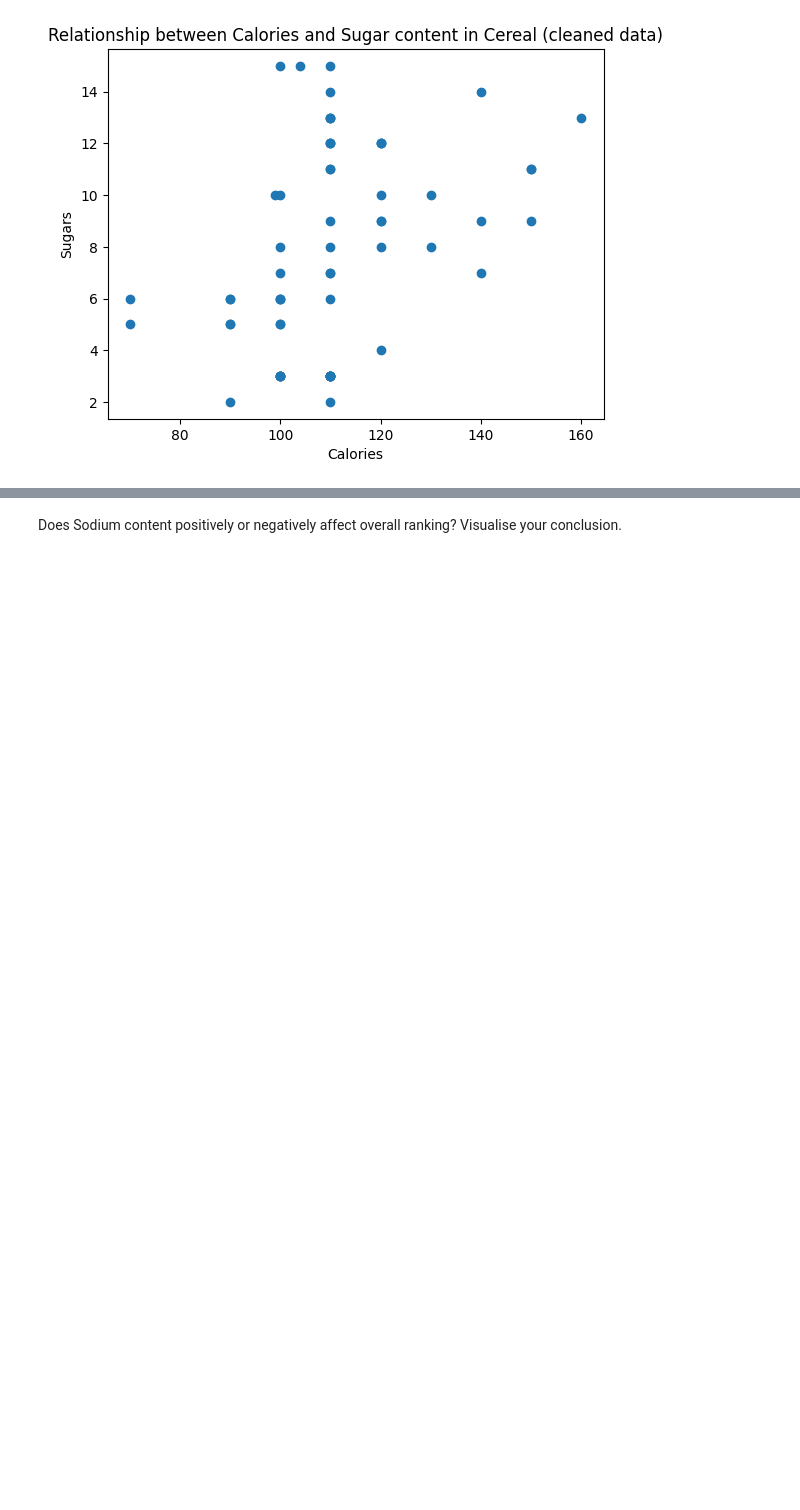
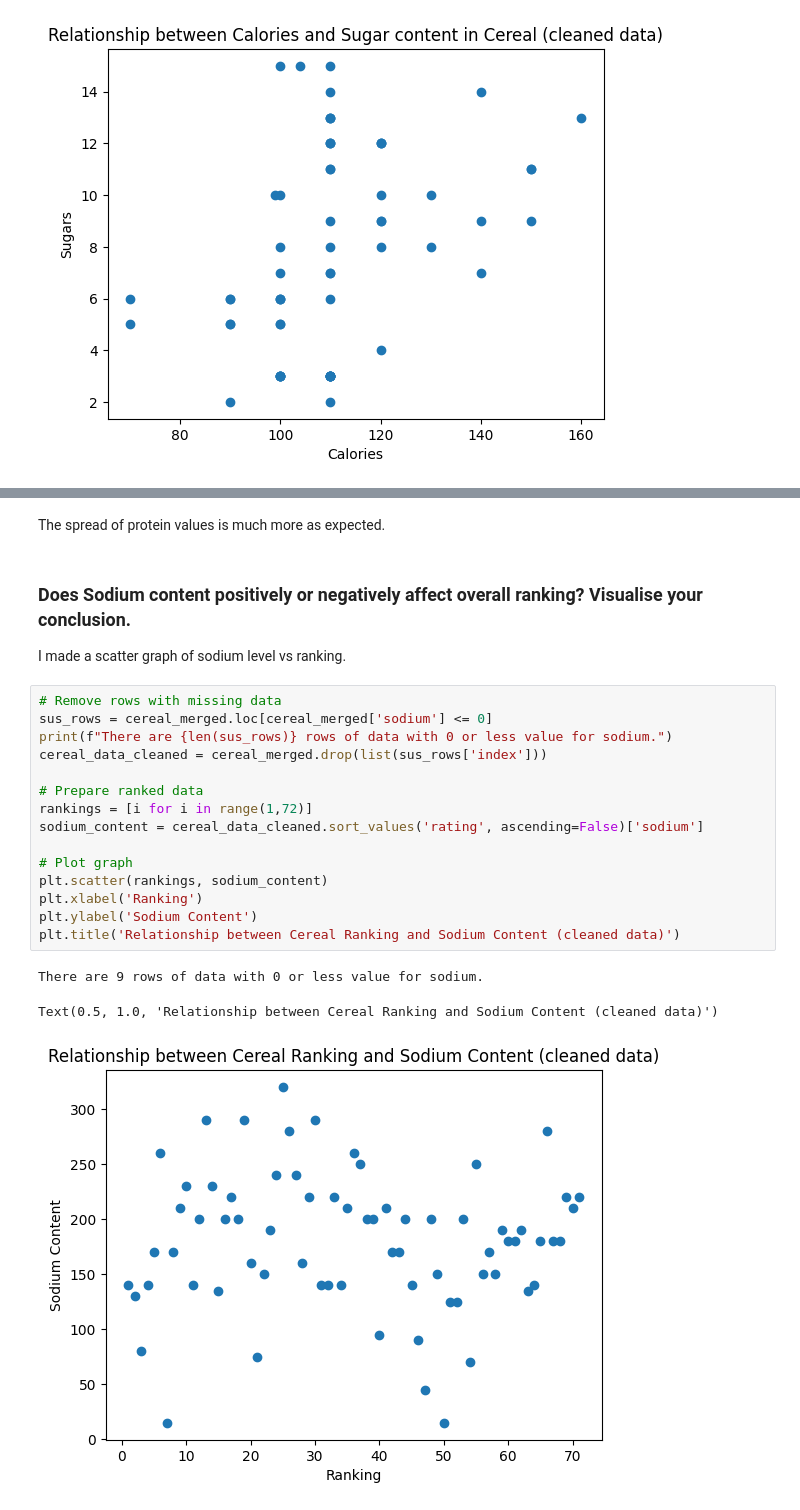
Before and after one commit to jenny4567/intro-to-data-analysis, a Jupyter notebook: notebooks/cereal_challenge.ipynb, the cells around one changed output, grey strips where cells are left out. Drawn from its saved outputs; the diff is of its cells as text; blank space fills up the shorter version.

```diff
--- a/notebooks/cereal_challenge.ipynb
+++ b/notebooks/cereal_challenge.ipynb
@@ -334,2 +390,25 @@ Which are the top 4 cereals for protein? Visualise your conclusion.
+# %% [markdown]
+The spread of protein values is much more as expected.
 # %% [markdown]
-Does Sodium content positively or negatively affect overall ranking? Visualise your conclusion.
+### Does Sodium content positively or negatively affect overall ranking? Visualise your conclusion.
+
+I made a scatter graph of sodium level vs ranking.
+# %%
+# Remove rows with missing data
+sus_rows = cereal_merged.loc[cereal_merged['sodium'] <= 0]
+print(f"There are {len(sus_rows)} rows of data with 0 or less value for sodium.")
+cereal_data_cleaned = cereal_merged.drop(list(sus_rows['index']))
+
+# Prepare ranked data
+rankings = [i for i in range(1,72)]
+sodium_content = cereal_data_cleaned.sort_values('rating', ascending=False)['sodium']
+
+# Plot graph
+plt.scatter(rankings, sodium_content)
+plt.xlabel('Ranking')
+plt.ylabel('Sodium Content')
+plt.title('Relationship between Cereal Ranking and Sodium Content (cleaned data)')
+# %% [output]
+There are 9 rows of data with 0 or less value for sodium.
+Text(0.5, 1.0, 'Relationship between Cereal Ranking and Sodium Content (cleaned data)')
+[figure, added]
```
Also changed, not shown: parts of 11 cells of this notebook.
